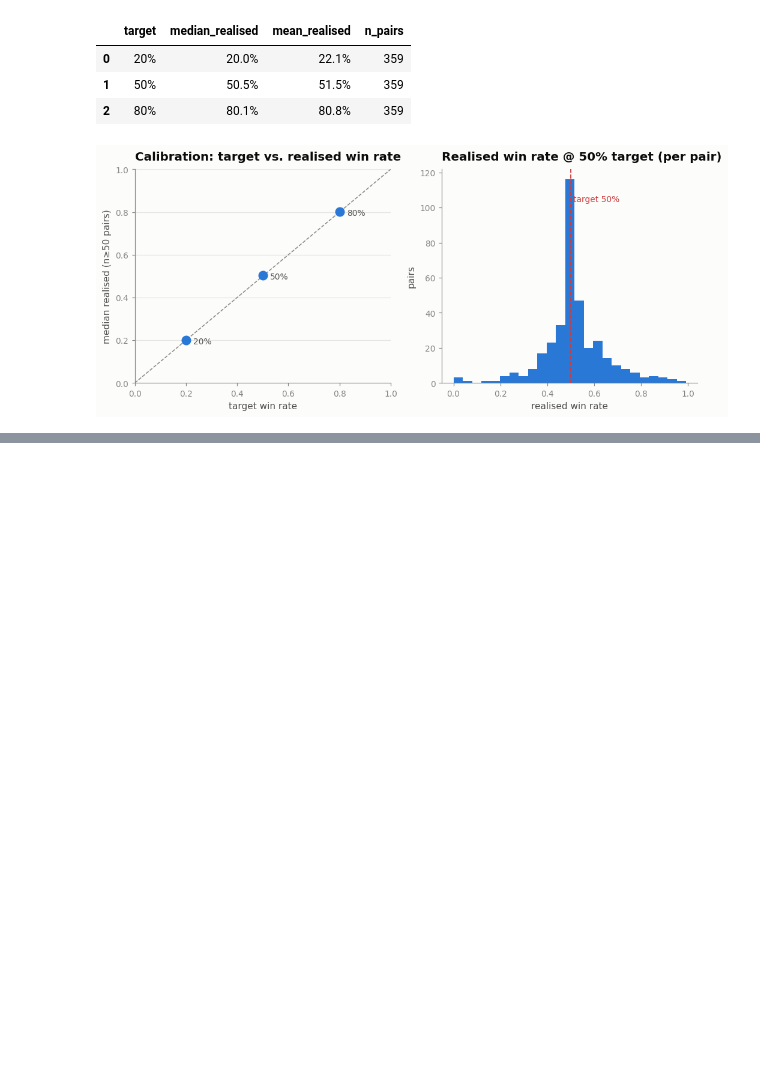
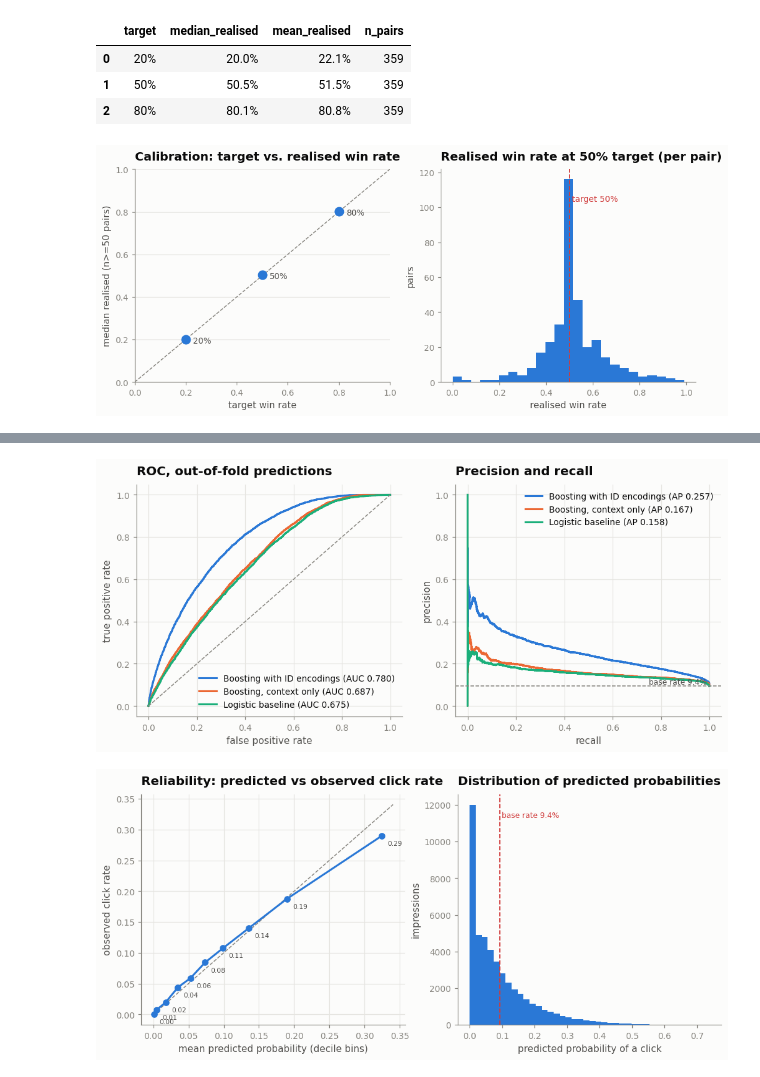
Before and after one commit to eforus-overseer/bid-whisperer, a Jupyter notebook: notebooks/analysis.ipynb, the cells around one changed output, grey strips where cells are left out. Cells and saved outputs as stored; diff of their text form; code cells hidden in the pictures; blank space fills up the shorter version.

```diff
--- a/notebooks/analysis.ipynb
+++ b/notebooks/analysis.ipynb
@@ -517,0 +551,7 @@ priors for cold slots.
+# %%
+import models as ml
+
+ctr = ml.run_ctr_experiment(won)   # 5-fold stratified CV, fixed seed; about 15 s
+display(ctr["metrics"].style.format("{:.4f}"))
+print(f"Base click rate: {ctr['base_rate']:.2%} over {ctr['n_rows']:,} served impressions")
+print(f"Lift from the identifier encodings: AUC {ctr['id_lift_auc']:+.3f}, average precision {ctr['id_lift_ap']:+.3f}")
@@ -517,0 +581,6 @@ priors for cold slots.
+# %%
+fig = ml.plot_ctr_roc_pr(ctr); save(fig, "ml_ctr_roc_pr.png"); plt.show()
+fig = ml.plot_ctr_calibration(ctr); save(fig, "ml_ctr_calibration.png"); plt.show()
+# %% [output]
+[figure, added]
+[figure, added]
```
Also changed, not shown: parts of 69 cells of this notebook, 53 other files.
